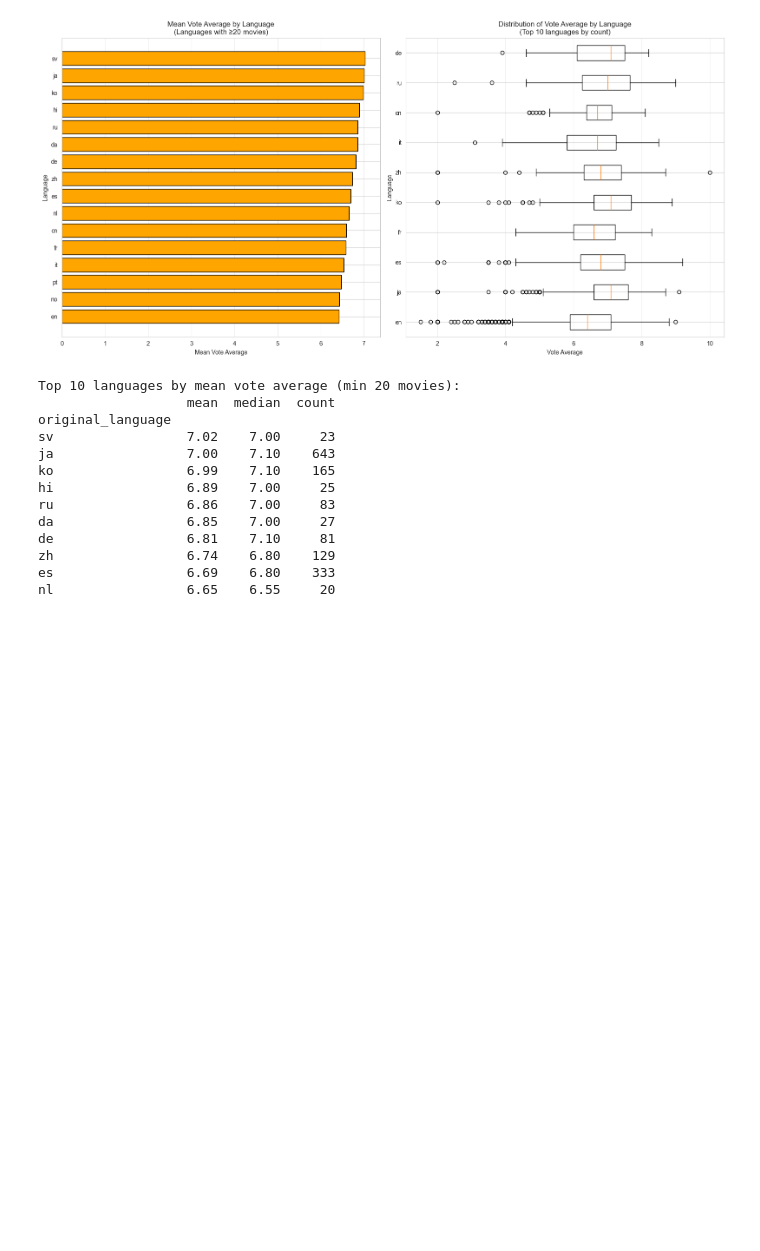
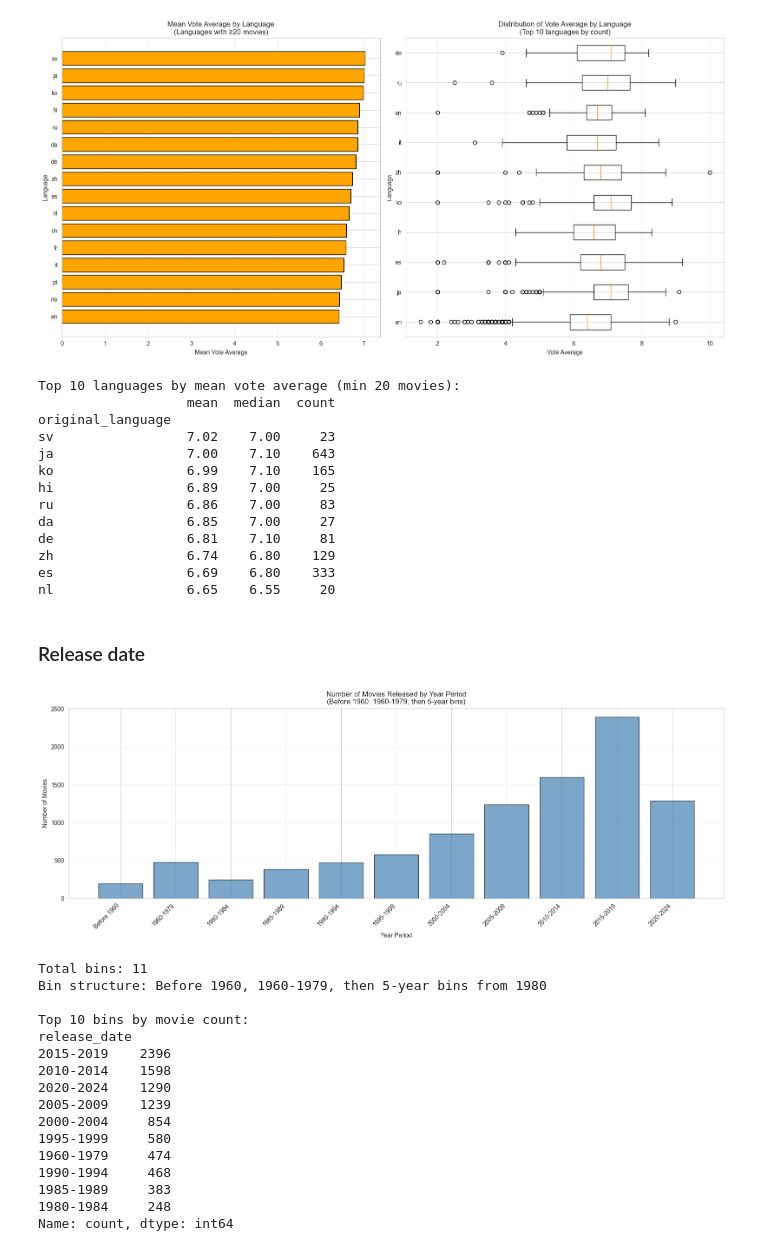
Before and after one commit to mshxzh/movie_rating_guess, a Jupyter notebook: notebooks/01_eda.ipynb, the cells around one changed output. Cells and saved outputs as stored; diff of their text form; code cells hidden in the pictures; blank space fills up the shorter version.

Commit message:
add eda on release year

```diff
--- a/notebooks/01_eda.ipynb
+++ b/notebooks/01_eda.ipynb
@@ -363,3 +370,79 @@ de                 6.81    7.10     81
 zh                 6.74    6.80    129
 es                 6.69    6.80    333
 nl                 6.65    6.55     20
+# %% [markdown]
+### Release date
+# %%
+### Movie Count by Year Period
+# Extract and filter years
+years = (
+    df['release_date'].dt.year
+    .dropna()
+    .astype(int)
+    .pipe(lambda x: x[(x >= 1900) & (x <= 2030)])
+)
+
+# Define binning function: before 1960, 1960-1979, then 5-year bins from 1980
+def assign_bin(year):
+    if year < 1960:
+        return 'Before 1960'
+    elif year < 1980:
+        return '1960-1979'
+    else:
+        bin_start = ((year - 1980) // 5) * 5 + 1980
+        return f'{bin_start}-{bin_start + 4}'
+
+# Apply binning and count movies per bin
+years_binned = years.apply(assign_bin)
+movies_by_year_binned = years_binned.value_counts()
+
+# Sort bins chronologically
+bin_order = ['Before 1960', '1960-1979']
+max_year = years.max()
+for start in range(1980, max_year + 1, 5):
+    bin_label = f'{start}-{start + 4}'
+    if bin_label in movies_by_year_binned.index:
+        bin_order.append(bin_label)
+
+movies_by_year_binned = movies_by_year_binned.reindex([b for b in bin_order if b in movies_by_year_binned.index])
+
+fig, ax = plt.subplots(figsize=(16, 6))
+ax.bar(
+    range(len(movies_by_year_binned)),
+    movies_by_year_binned.values,
+    color='steelblue',
+    edgecolor='black',
+    alpha=0.7
+)
+ax.set_xticks(range(len(movies_by_year_binned)))
+ax.set_xticklabels(movies_by_year_binned.index, rotation=45, ha='right')
+ax.set(
+    xlabel='Year Period',
+    ylabel='Number of Movies',
+    title='Number of Movies Released by Year Period\n(Before 1960, 1960-1979, then 5-year bins)'
+)
+ax.grid(True, alpha=0.3, axis='y')
+plt.tight_layout()
+plt.show()
+print(f"Total bins: {movies_by_year_binned.size}")
+print(f"Bin structure: Before 1960, 1960-1979, then 5-year bins from 1980")
+print(f"\nTop 10 bins by movie count:")
+print(movies_by_year_binned.sort_values(ascending=False).head(10))
+# %% [output]
+[figure, added]
+Total bins: 11
+Bin structure: Before 1960, 1960-1979, then 5-year bins from 1980
+
+Top 10 bins by movie count:
+release_date
+2015-2019    2396
+2010-2014    1598
+2020-2024    1290
+2005-2009    1239
+2000-2004     854
+1995-1999     580
+1960-1979     474
+1990-1994     468
+1985-1989     383
+1980-1984     248
+Name: count, dtype: int64
```
Also changed, not shown: parts of 8 cells of this notebook.
